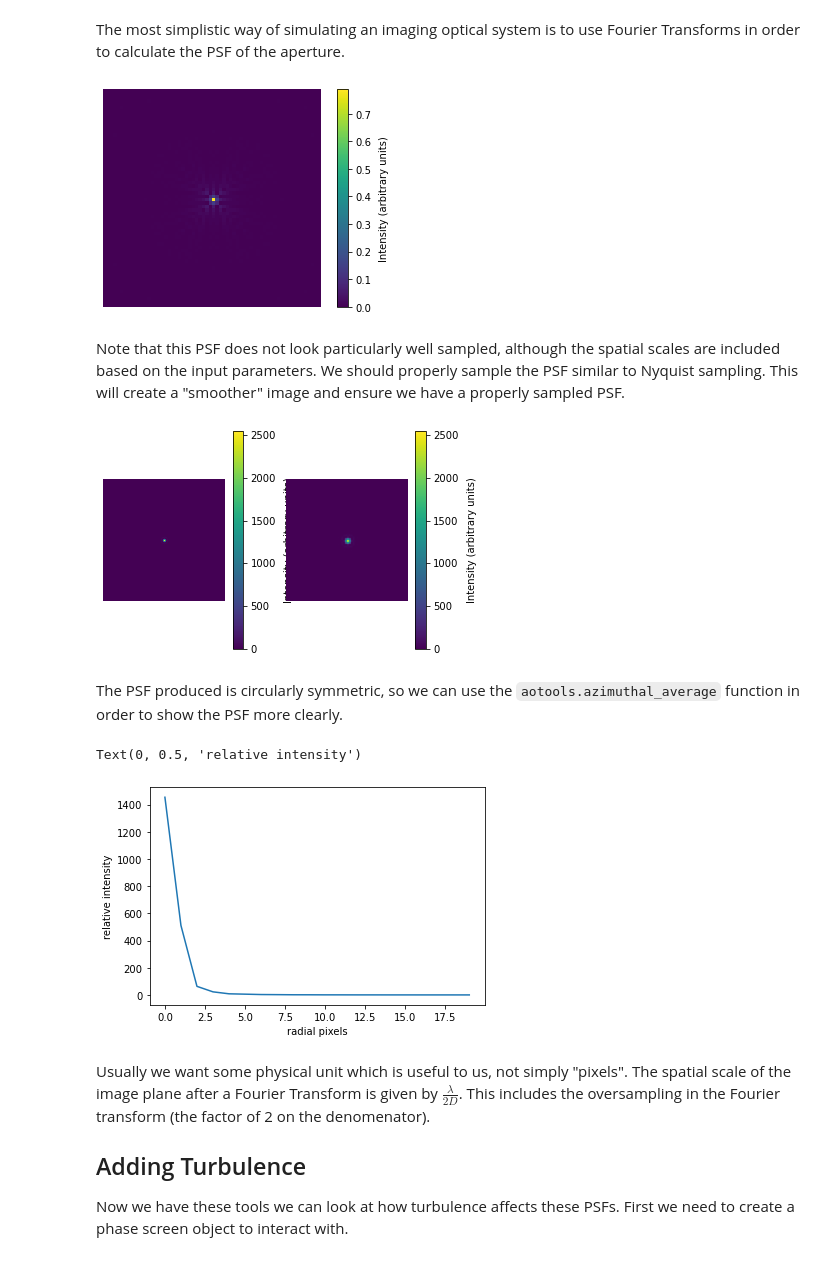
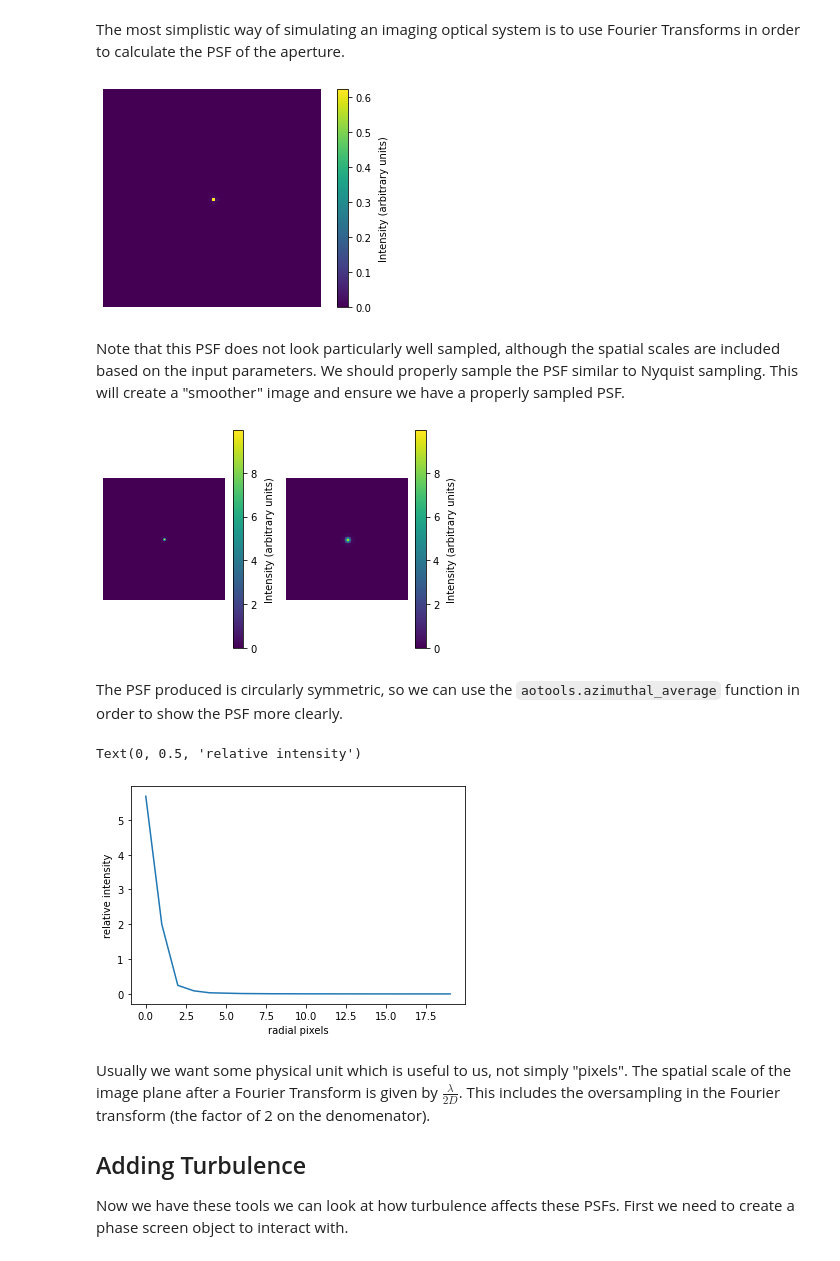
Before and after one commit to AOtools/aotools_tests, a Jupyter notebook: workshop/3_imaging.ipynb, the cells around one changed output. Drawn from its saved outputs; the diff is of its cells as text; code cells hidden in the pictures.

```diff
--- a/workshop/3_imaging.ipynb
+++ b/workshop/3_imaging.ipynb
@@ -52,7 +51,8 @@ cbar.set_label('Transmisivity', labelpad=8)
 # %% [markdown]
 The most simplistic way of simulating an imaging optical system is to use Fourier Transforms in order to calculate the PSF of the aperture.
 # %%
-psf = aotools.ft2(pupil, delta=D/nx_size)
+complex_wave = pupil*numpy.exp(j*0)
+psf = numpy.abs(aotools.ft2(complex_wave, delta=D/nx_size))**2.
 
 plt.figure()
 plt.imshow(numpy.abs(psf))
@@ -60,35 +60,36 @@ plt.axis('off')
 cbar = plt.colorbar()
 cbar.set_label('Intensity (arbitrary units)', labelpad=8)
 # %% [output]
-[figure, old version]
+[figure, new version]
 # %% [markdown]
 Note that this PSF does not look particularly well sampled, although the spatial scales are included based on the input parameters. We should properly sample the PSF similar to Nyquist sampling. This will create a "smoother" image and ensure we have a properly sampled PSF.
 # %%
 # Create padding to get an oversampled psf at the end to make it look nice
 padded_pupil = numpy.zeros((nx_size*2, nx_size*2))
-y, x = padded_pupil.shape
 padded_pupil[:nx_size, :nx_size] = pupil
 
+complex_wave = padded_pupil*numpy.exp(j*0)
+
 # Use AOtools to transform from the pupil to the focal plane
-psf = aotools.ft2(padded_pupil, delta=D*8/nx_size,)**2.
+psf = aotools.ft2(padded_pupil, delta=D*2/nx_size,)**2.
 
 # Cut out the centre of the psf array for prettier plotting
 psf_cut = psf[int(y/2-nx_size/2):int(y/2+nx_size/2), int(y/2-nx_size/2):int(y/2+nx_size/2)]
 
 # Plot the PSF
 plt.figure()
 plt.subplot(1, 2, 1)
 plt.imshow(numpy.abs(psf))
 plt.axis('off')
 cbar = plt.colorbar()
 cbar.set_label('Intensity (arbitrary units)', labelpad=8)
 plt.subplot(1, 2, 2)
 plt.imshow(numpy.abs(psf_cut))
 plt.axis('off')
 cbar = plt.colorbar()
 cbar.set_label('Intensity (arbitrary units)', labelpad=8)
 # %% [output]
-[figure, old version]
+[figure, new version]
 # %% [markdown]
 The PSF produced is circularly symmetric, so we can use the `aotools.azimuthal_average` function in order to show the PSF more clearly.
 # %%
@@ -99,7 +100,7 @@ plt.xlabel("radial pixels")
 plt.ylabel("relative intensity")
 # %% [output]
 Text(0, 0.5, 'relative intensity')
-[figure, old version]
+[figure, new version]
 # %% [markdown]
 Usually we want some physical unit which is useful to us, not simply "pixels". The spatial scale of the image plane after a Fourier Transform is given by $\frac{\lambda}{2D}$. This includes the oversampling in the Fourier transform (the factor of 2 on the denomenator).
 
```
Also changed, not shown: parts of 6 cells of this notebook, 4 other files.
